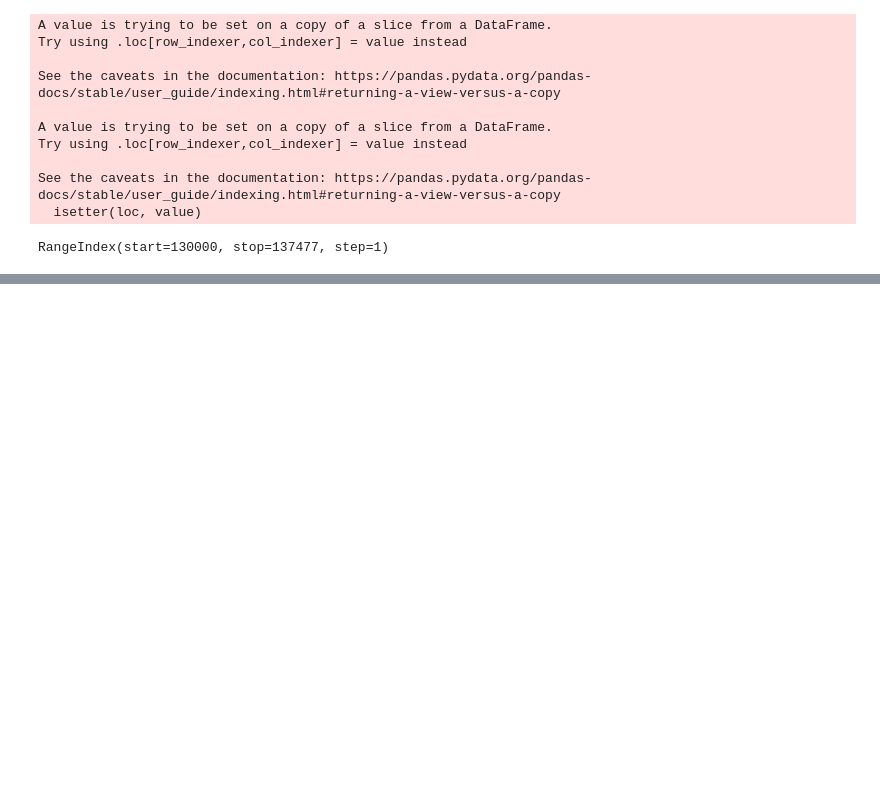
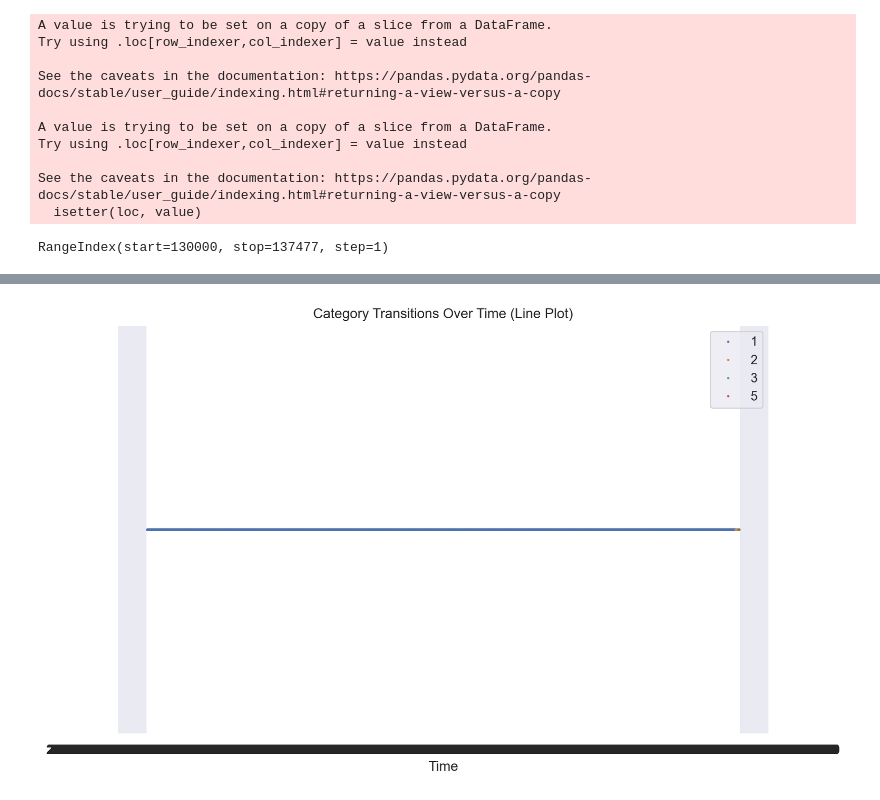
Before and after one commit to timsinashok/floodnet_ugsrp-2023, a Jupyter notebook: gateway_switch_analysis.ipynb, the cells around one changed output, grey strips where cells are left out. Drawn from its saved outputs; the diff is of its cells as text; code cells hidden in the pictures; blank space fills up the shorter version.

```diff
--- a/gateway_switch_analysis.ipynb
+++ b/gateway_switch_analysis.ipynb
@@ -202,0 +226,17 @@ plt.show()
+# %%
+import matplotlib.pyplot as plt
+
+# Assuming 'df' is your DataFrame with 'time' and 'category' columns
+
+# Create a line plot with time on the x-axis and different colors for each category
+plt.figure(figsize=(10, 6))
+for category, data in df.groupby('gw_indicator'):
+    plt.plot(data['time'], [1] * len(data), 'o', label=category, markersize=1)
+plt.yticks([])  # Hide y-axis ticks
+plt.xlabel('Time')
+plt.title('Category Transitions Over Time (Line Plot)')
+plt.legend()
+plt.tight_layout()
+plt.show()
+# %% [output]
+[figure, added]
```
Also changed, not shown: parts of 6 cells of this notebook.
